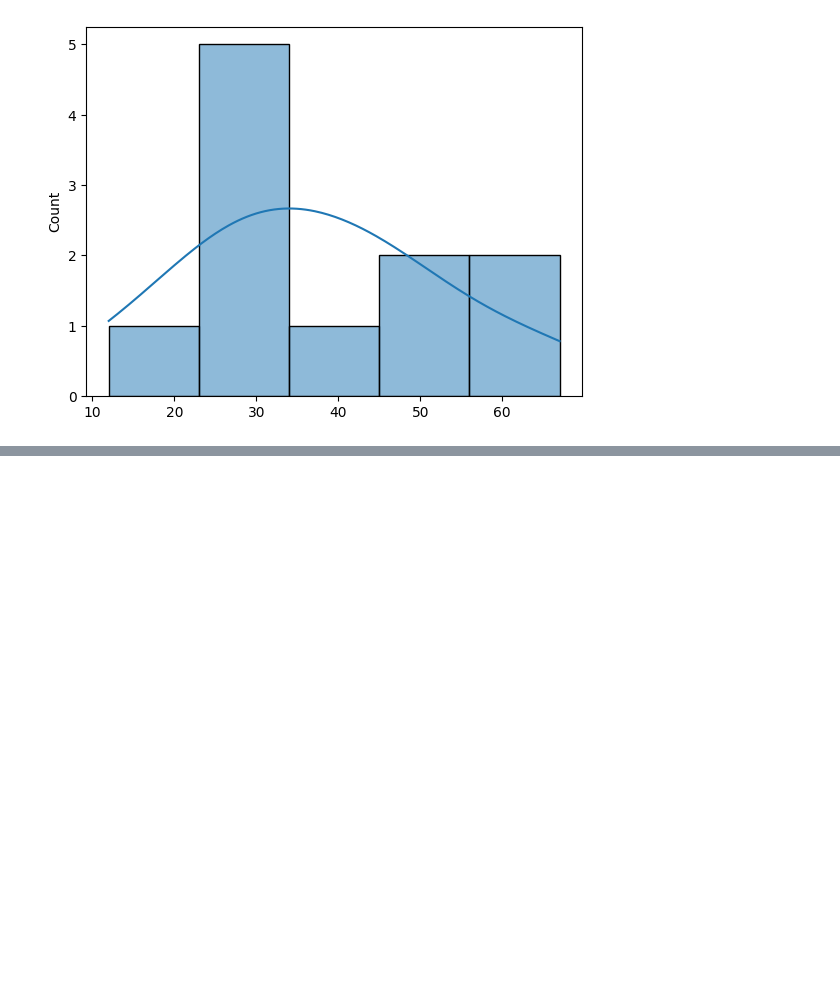
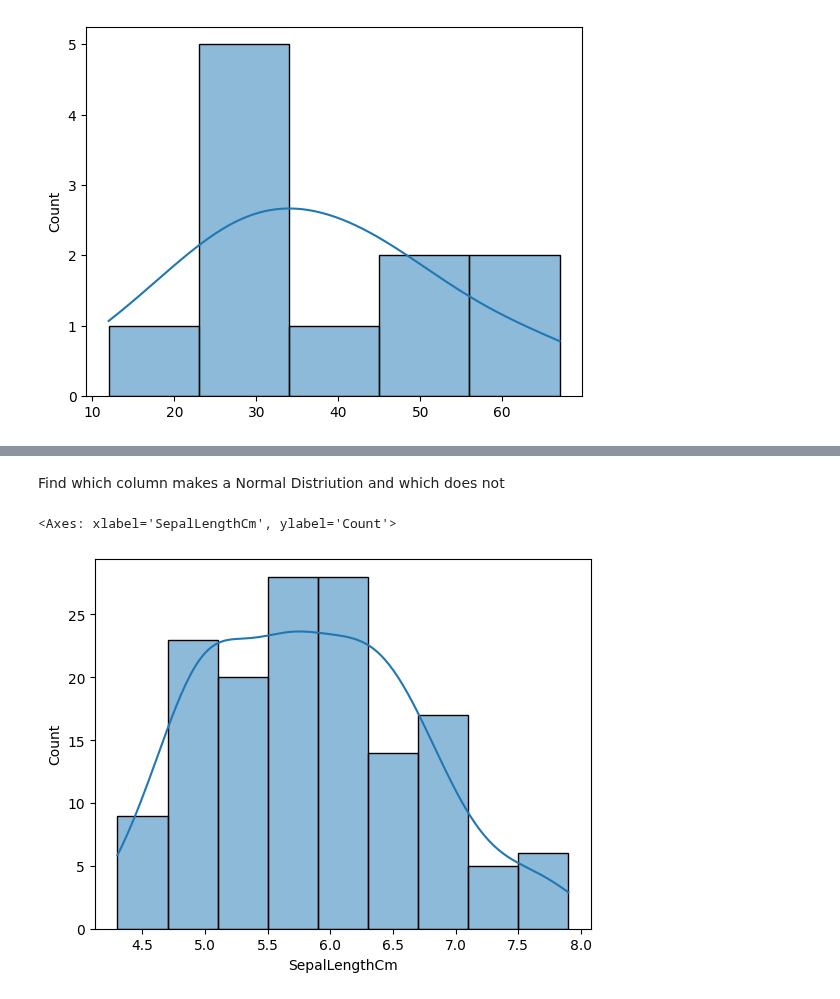
Before and after one commit to FairozAhmadSheikh/ML_bootcamp, a Jupyter notebook: Statistics_Implementation/4_Distribution_Of_Data.ipynb, the cells around one changed output, grey strips where cells are left out. Saved outputs shown, nothing was run; the diff lists cells and outputs as text; code cells hidden in the pictures; blank space fills up the shorter version.

```diff
--- a/Statistics_Implementation/4_Distribution_Of_Data.ipynb
+++ b/Statistics_Implementation/4_Distribution_Of_Data.ipynb
@@ -27,0 +44,3 @@ sns.histplot(data_copy,kde=True)
+# %%
+df=pd.read_csv("https://raw.githubusercontent.com/sunnysavita10/Statistics-With-Python-CompleteGuide/refs/heads/main/Iris.csv")
+df
@@ -27,0 +61,7 @@ sns.histplot(data_copy,kde=True)
+# %% [markdown]
+Find which column makes a Normal Distriution and which does not
+# %%
+sns.histplot(df["SepalLengthCm"],kde=True)
+# %% [output]
+<Axes: xlabel='SepalLengthCm', ylabel='Count'>
+[figure, added]
```
Also changed, not shown: parts of 9 cells of this notebook, 2 other files.
